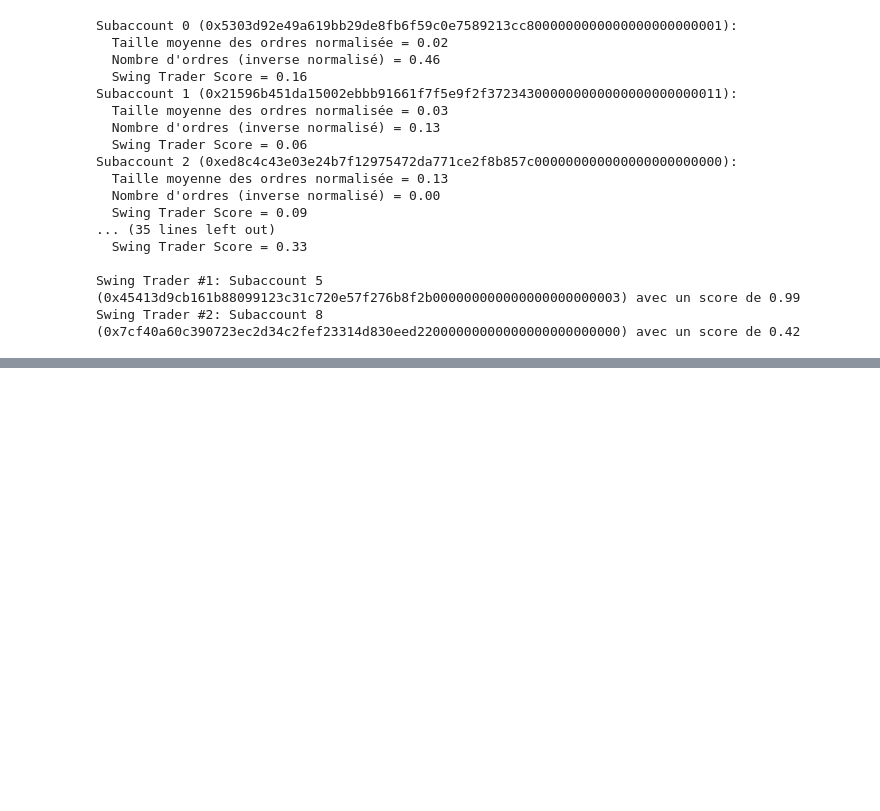
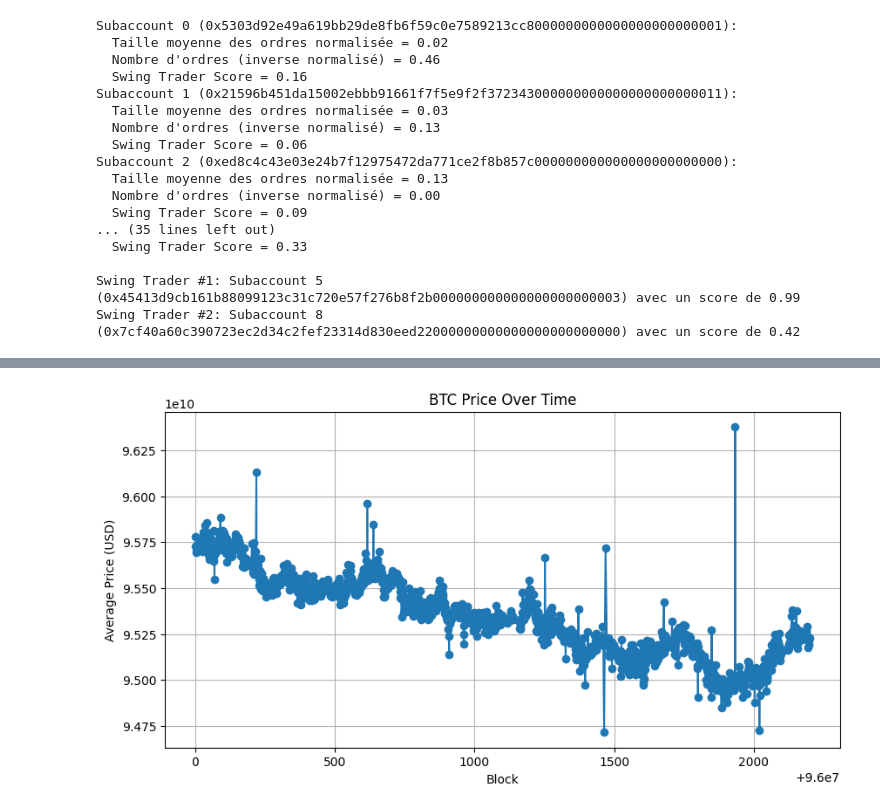
Before and after one commit to Plasmow/perplex_trading, a Jupyter notebook: perplex_simulation.ipynb, the cells around one changed output, grey strips where cells are left out. Drawn from its saved outputs; the diff is of its cells as text; code cells hidden in the pictures; blank space fills up the shorter version.

```diff
--- a/perplex_simulation.ipynb
+++ b/perplex_simulation.ipynb
@@ -867,0 +774,21 @@ if __name__ == "__main__":
+# %%
+# Read the orders.csv file
+orders_data = pd.read_csv("orders.csv")
+
+# Calculate the average price for each block
+average_price_per_block = orders_data.groupby('Block')['Price'].mean()
+
+# Extract the relevant columns for plotting
+time_data = average_price_per_block.index
+price_data = average_price_per_block.values
+
+# Plot the BTC price as a function of time
+plt.figure(figsize=(10, 5))
+plt.plot(time_data, price_data, marker='o')
+plt.title('BTC Price Over Time')
+plt.xlabel('Block')
+plt.ylabel('Average Price (USD)')
+plt.grid(True)
+plt.show()
+# %% [output]
+[figure, added]
```
Also changed, not shown: parts of 4 cells of this notebook, 8 other files.
